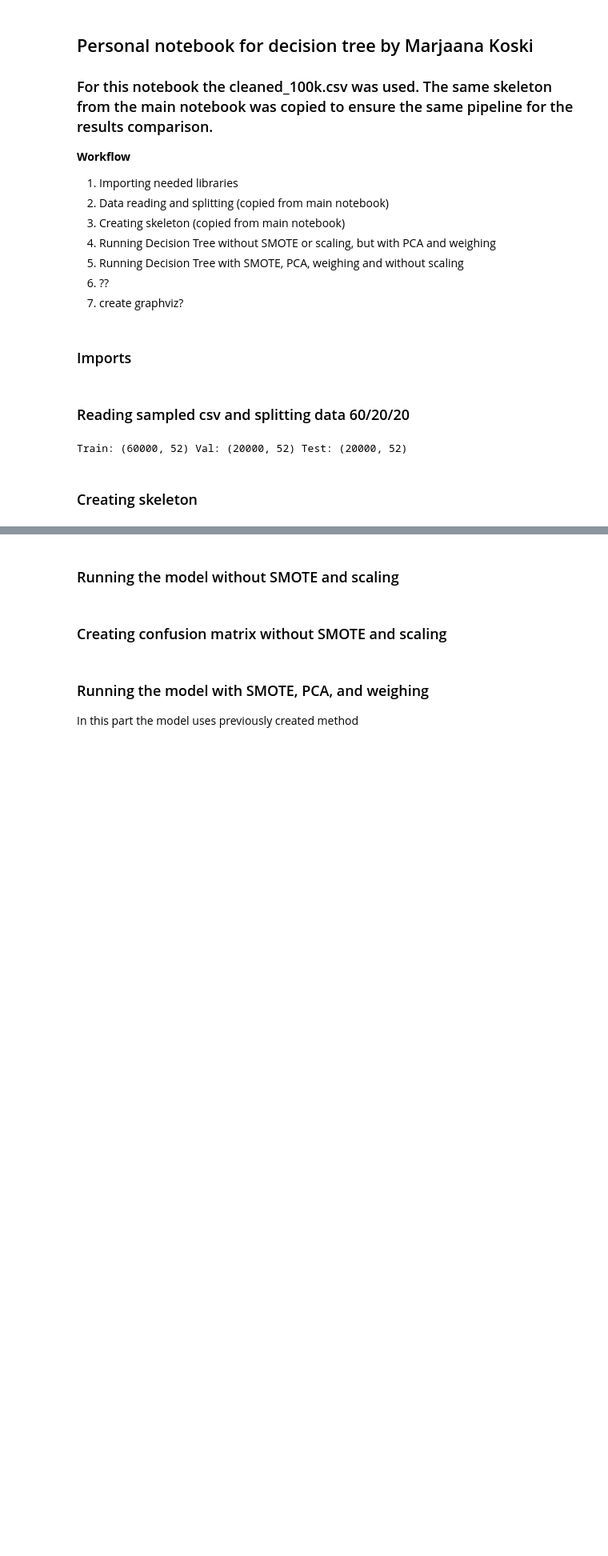
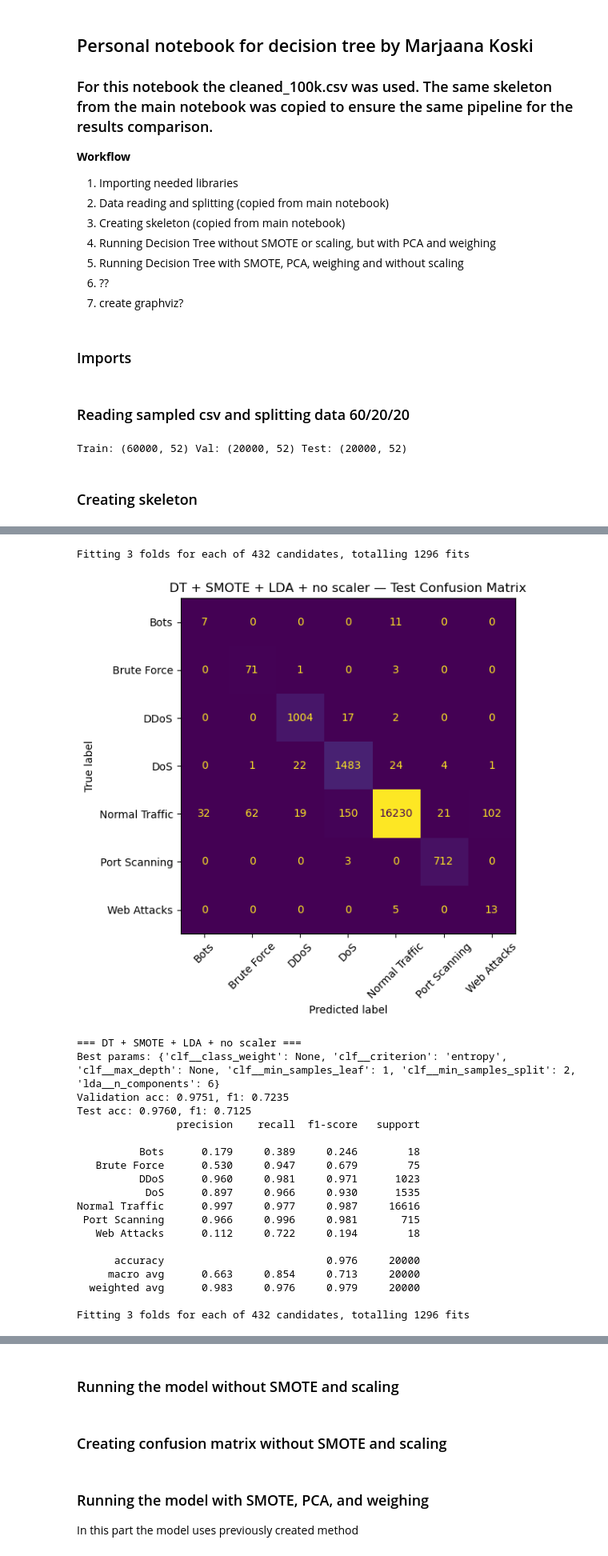
Before and after one commit to LottaSofiaK/AppliedMachineLearningGroup22, a Jupyter notebook: Marjaana_Decision_tree.ipynb, the cells around one changed output, grey strips where cells are left out. Shown at 80% size. Cells and saved outputs as stored; diff of their text form; code cells hidden in the pictures; blank space fills up the shorter version.

```diff
--- a/Marjaana_Decision_tree.ipynb
+++ b/Marjaana_Decision_tree.ipynb
@@ -295,3 +339,44 @@ Normal Traffic      0.994     0.995     0.995     16616
       accuracy                          0.991     20000
      macro avg      0.816     0.762     0.777     20000
   weighted avg      0.990     0.991     0.990     20000
+# %%
+dt_grid_lda = {
+    "lda__n_components":      [3, 4, 6],
+    "clf__criterion":         ["gini", "entropy"],
+    "clf__max_depth":         [None, 10, 20, 30],
+    "clf__min_samples_split": [2, 5, 10],
+    "clf__min_samples_leaf":  [1, 2, 4],
+    "clf__class_weight":      [None, "balanced"],
+}
+
+all_results.append(
+    run_experiment(DecisionTreeClassifier(random_state=42), dt_grid_lda,
+                   label="DT + SMOTE + LDA + no scaler", use_pca=False, use_smote=True, use_scaler=False, use_lda=True)
+)
+
+all_results.append(
+    run_experiment(DecisionTreeClassifier(random_state=42), dt_grid_lda,
+                   label="DT no SMOTE + LDA + no scaler", use_pca=False, use_smote=False, use_scaler=False, use_lda=True)
+)
+# %% [output]
+Fitting 3 folds for each of 432 candidates, totalling 1296 fits
+[figure, added]
+=== DT + SMOTE + LDA + no scaler ===
+Best params: {'clf__class_weight': None, 'clf__criterion': 'entropy', 'clf__max_depth': None, 'clf__min_samples_leaf': 1, 'clf__min_samples_split': 2, 'lda__n_components': 6}
+Validation acc: 0.9751, f1: 0.7235
+Test acc: 0.9760, f1: 0.7125
+                precision    recall  f1-score   support
+
+          Bots      0.179     0.389     0.246        18
+   Brute Force      0.530     0.947     0.679        75
+          DDoS      0.960     0.981     0.971      1023
+           DoS      0.897     0.966     0.930      1535
+Normal Traffic      0.997     0.977     0.987     16616
+ Port Scanning      0.966     0.996     0.981       715
+   Web Attacks      0.112     0.722     0.194        18
+
+      accuracy                          0.976     20000
+     macro avg      0.663     0.854     0.713     20000
+  weighted avg      0.983     0.976     0.979     20000
+
+Fitting 3 folds for each of 432 candidates, totalling 1296 fits
```
Also changed, not shown: parts of 7 cells of this notebook.
